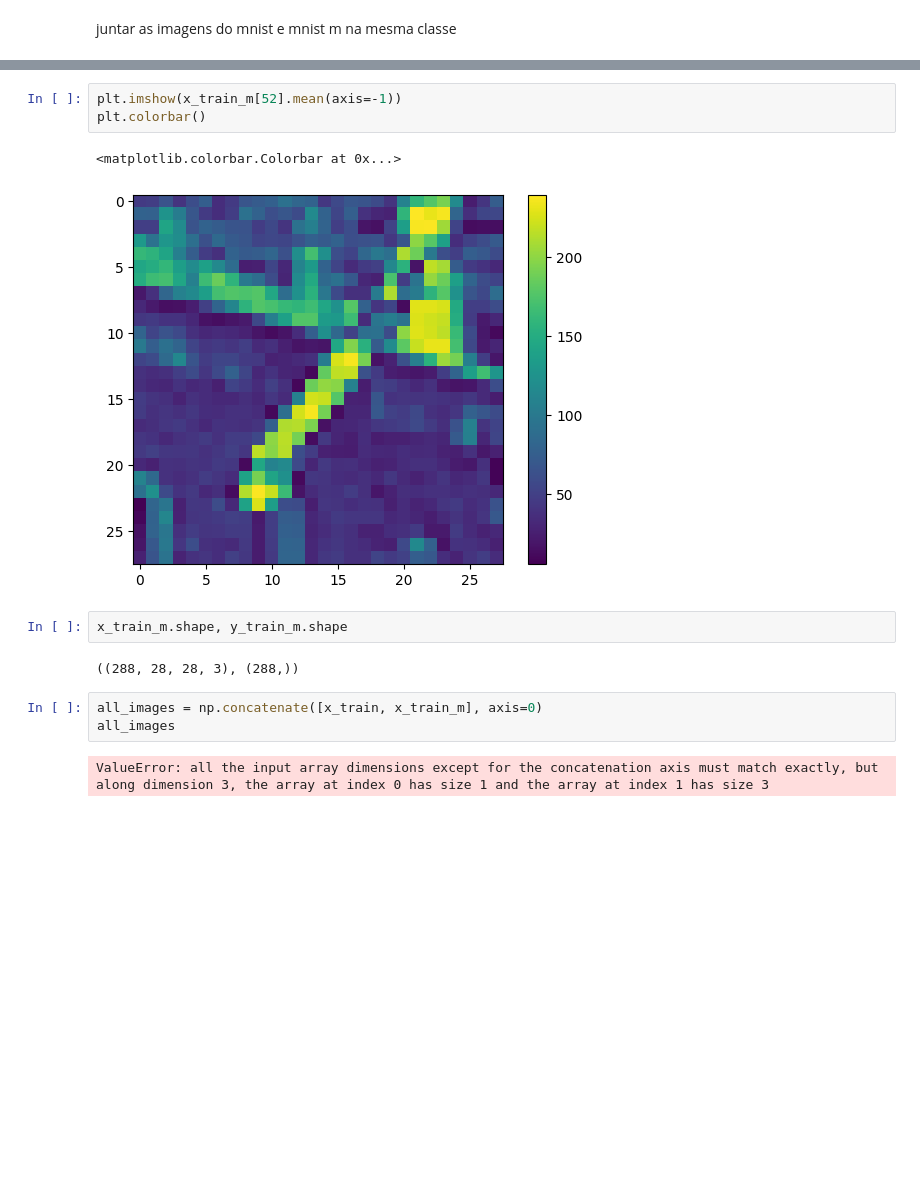
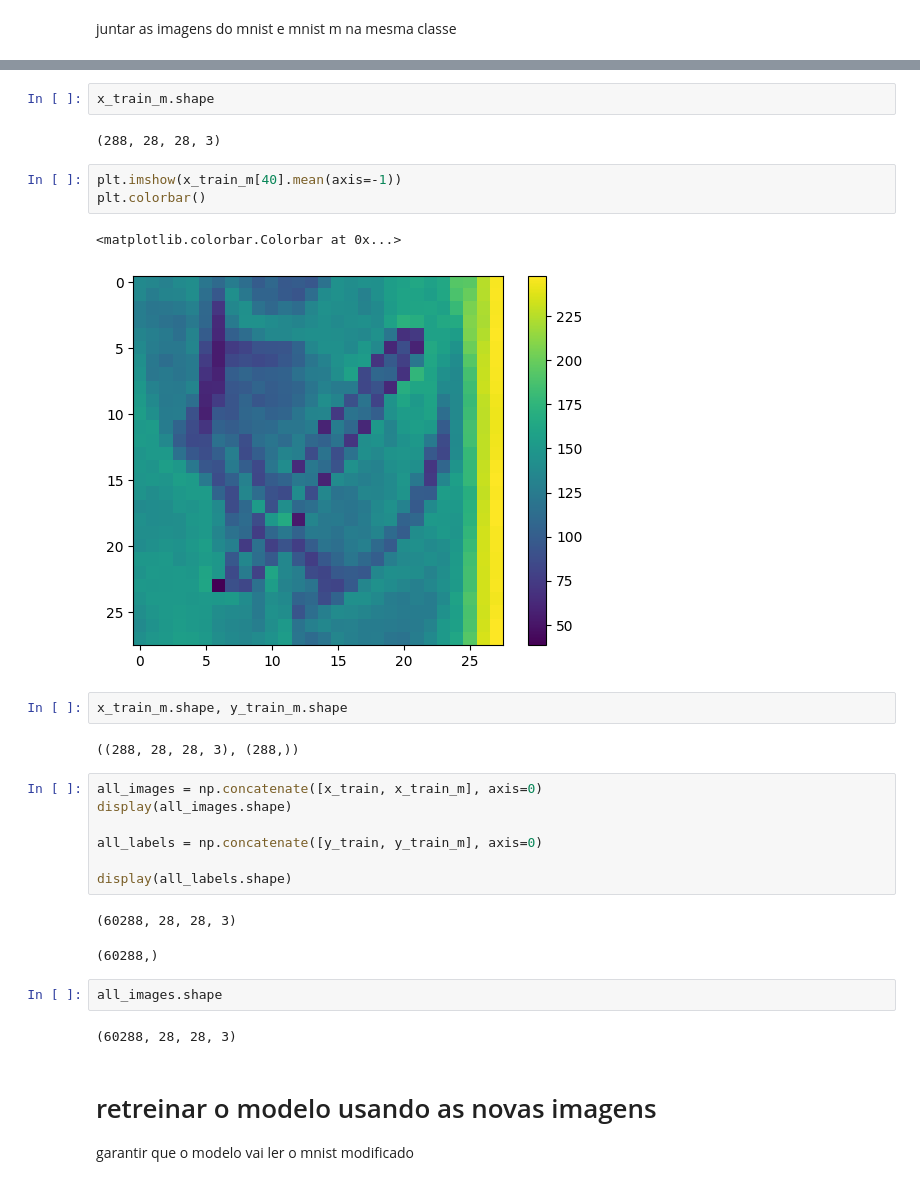
Before and after one commit to levyvix/tccer, a Jupyter notebook: passing.ipynb, the cells around one changed output, grey strips where cells are left out. Drawn from its saved outputs; the diff is of its cells as text; blank space fills up the shorter version.

```diff
--- a/passing.ipynb
+++ b/passing.ipynb
@@ -229,15 +394,32 @@ array([0, 0, 0, 0, 0, 0, 0, 0, 0, 0, 0, 0, 0, 0, 0, 0, 0, 0, 0, 0, 0, 0,
+# %%
+x_train_m.shape
+# %% [output]
+(288, 28, 28, 3)
 # %%
-plt.imshow(x_train_m[52].mean(axis=-1))
+plt.imshow(x_train_m[40].mean(axis=-1))
 plt.colorbar()
 # %% [output]
 <matplotlib.colorbar.Colorbar at 0x...>
-[figure, old version]
+[figure, new version]
 # %%
 x_train_m.shape, y_train_m.shape
 # %% [output]
 ((288, 28, 28, 3), (288,))
 # %%
 all_images = np.concatenate([x_train, x_train_m], axis=0)
-all_images
+display(all_images.shape)
+
+all_labels = np.concatenate([y_train, y_train_m], axis=0)
+
+display(all_labels.shape)
 # %% [output]
-ValueError: all the input array dimensions except for the concatenation axis must match exactly, but along dimension 3, the array at index 0 has size 1 and the array at index 1 has size 3
+(60288, 28, 28, 3)
+(60288,)
+# %%
+all_images.shape
+# %% [output]
+(60288, 28, 28, 3)
+# %% [markdown]
+# retreinar o modelo usando as novas imagens
+
+garantir que o modelo vai ler o mnist modificado
```
Also changed, not shown: parts of 34 cells of this notebook, 25 other files.
